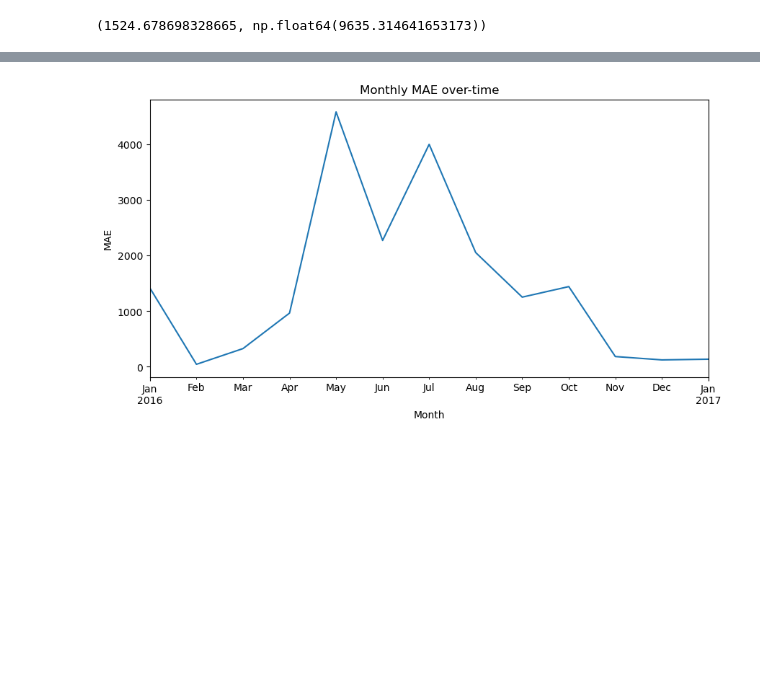
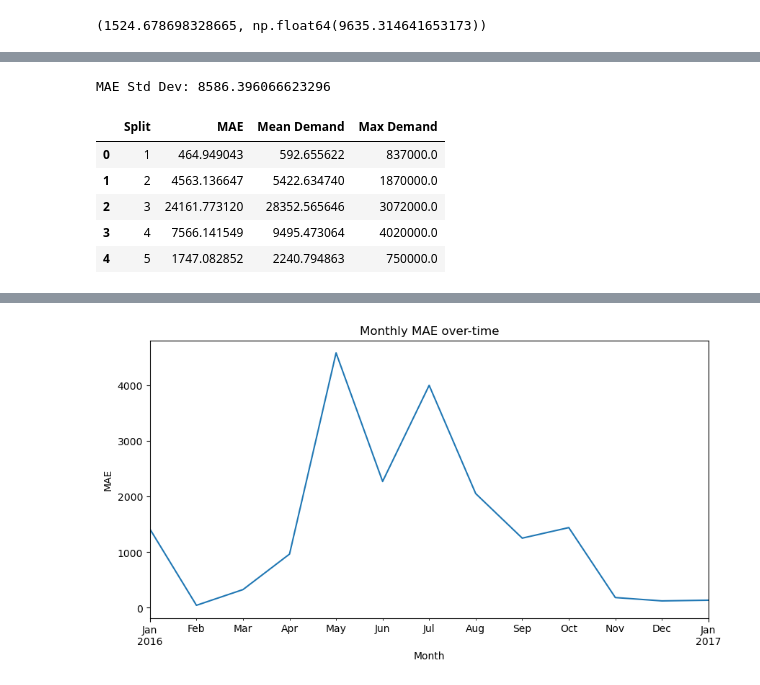
Before and after one commit to Jenish045/drift-aware-demand-forecasting-ml, a Jupyter notebook: notebooks/03_global_ml_model.ipynb, the cells around one changed output, grey strips where cells are left out. Drawn from its saved outputs; the diff is of its cells as text; code cells hidden in the pictures; blank space fills up the shorter version.

```diff
--- a/notebooks/03_global_ml_model.ipynb
+++ b/notebooks/03_global_ml_model.ipynb
@@ -329,0 +406,24 @@ mae_rf_log, rmse_rf_log
+# %%
+print("MAE Std Dev:", np.std(mae_scores))
+# %% [output]
+MAE Std Dev: 8586.396066623296
+# %%
+split_mae_info = []
+
+for i, (train_index, val_index) in enumerate(tscv.split(features)):
+    y_val_segment = target.iloc[val_index]
+    split_mae_info.append({
+        "Split": i+1,
+        "MAE": mae_scores[i],
+        "Mean Demand": y_val_segment.mean(),
+        "Max Demand": y_val_segment.max()
+    })
+
+pd.DataFrame(split_mae_info)
+# %% [output]
+|  | Split | MAE | Mean Demand | Max Demand |
+| 0 | 1 | 464.949043 | 592.655622 | 837000.0 |
+| 1 | 2 | 4563.136647 | 5422.634740 | 1870000.0 |
+| 2 | 3 | 24161.773120 | 28352.565646 | 3072000.0 |
+| 3 | 4 | 7566.141549 | 9495.473064 | 4020000.0 |
+| 4 | 5 | 1747.082852 | 2240.794863 | 750000.0 |
```
Also changed, not shown: parts of 17 cells of this notebook.
